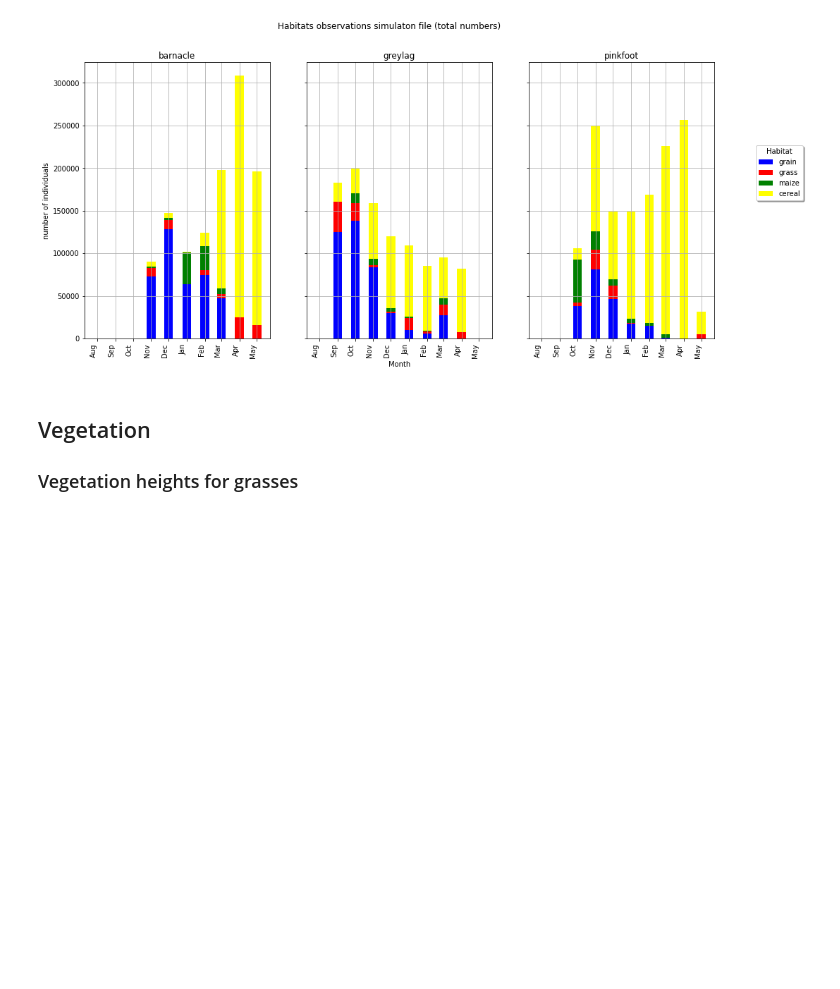
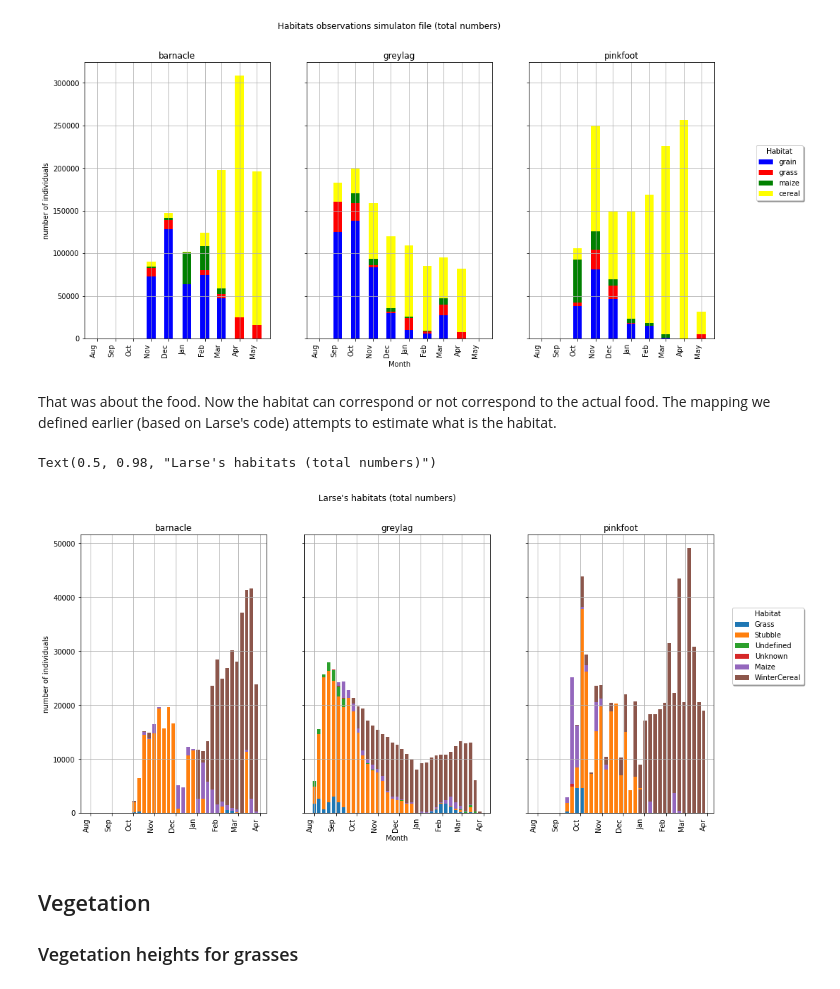
Before and after one commit to andrey-chu/almass_python_testing_mirror, a Jupyter notebook: Goose_test_notebook.ipynb, the cells around one changed output. Drawn from its saved outputs; the diff is of its cells as text; code cells hidden in the pictures; blank space fills up the shorter version.

Commit message:
finished with habitats

```diff
--- a/Goose_test_notebook.ipynb
+++ b/Goose_test_notebook.ipynb
@@ -798,6 +798,49 @@ fig4a.suptitle('Habitats observations simulaton file (total numbers)')
 Text(0.5, 0.98, 'Habitats observations simulaton file (total numbers)')
 [figure]
 [figure]
+# %% [markdown]
+That was about the food. Now the habitat can correspond or not correspond to the actual food. The mapping we defined earlier (based on Larse's code) attempts to estimate what is the habitat.
+# %%
+### Now the last thing is the elaborate estimation of habitat made by Lars:
+forage_summary_Lars_hab=forage_data_months_filtered.groupby(['weekdate', 'habitat']).agg(
+                                                        barnacle_sum=('barnacle'+is_timed_str, sum),greylag_sum=(
+                                                            'greylag'+is_timed_str, sum),pinkfoot_sum=(
+                                                                'pinkfoot'+is_timed_str, sum))
+fig4a, ax4a = plt.subplots(1,3,sharex='col', sharey='row', figsize=mpl.figure.figaspect(0.5)*2)
+for j in range(3):
+
+
+    months = mdates.MonthLocator()
+    myFmt = mdates.DateFormatter('%b')
+    # plt.sca()
+    fig4a.autofmt_xdate(rotation='vertical')
+
+    width = 5
+    all_dates_str =  forage_summary_Lars_hab.index.get_level_values(0).unique()
+    all_habitats = forage_summary_Lars_hab.index.get_level_values(1).unique()
+    all_dates=[dt.datetime.strptime(i+'-0', '%Y-W%U-%w') for i in all_dates_str]
+    ax4a[j].xaxis.set_major_formatter(myFmt)
+    #all_dates=[dt.datetime.strptime(i+, '%m') for i in all_dates_str]
+    ax4a[j].grid()
+    habitat_t = np.zeros([len(all_dates), len(all_habitats)])
+    #bottoms = np.zeros([len(all_dates),1])
+    for k in range(len(all_habitats)):
+        habitat_t[:,k]=forage_summary_Lars_hab.xs(all_habitats[k], level=1).reindex(all_dates_str).fillna(0)[species_names[j]+'_sum']
+        if k==0:
+            ax4a[j].bar(list(all_dates), list(habitat_t[:,k]), width, label=all_habitats[k])
+            bottoms = list(habitat_t[:,k])
+        else:
+            ax4a[j].bar(list(all_dates), list(habitat_t[:,k]), width,bottom=bottoms, label=all_habitats[k])
+            bottoms=list(habitat_t[:,k]+np.array(bottoms))
+
+    ax4a[j].set_title(species_names[j])
+    ax4a[0].set_ylabel('number of individuals')
+    ax4a[1].set_xlabel('Month')
+ax4a[j].legend(fancybox=True, shadow=True, title='Habitat', loc='center right',bbox_to_anchor=(1.5, 0.60), ncol=1)
+fig4a.suptitle('Larse\'s habitats (total numbers)')
+# %% [output]
+Text(0.5, 0.98, "Larse's habitats (total numbers)")
+[figure, added]
 # %% [markdown]
 ## Vegetation
 ### Vegetation heights for grasses
```
Also changed, not shown: 1 other file.
